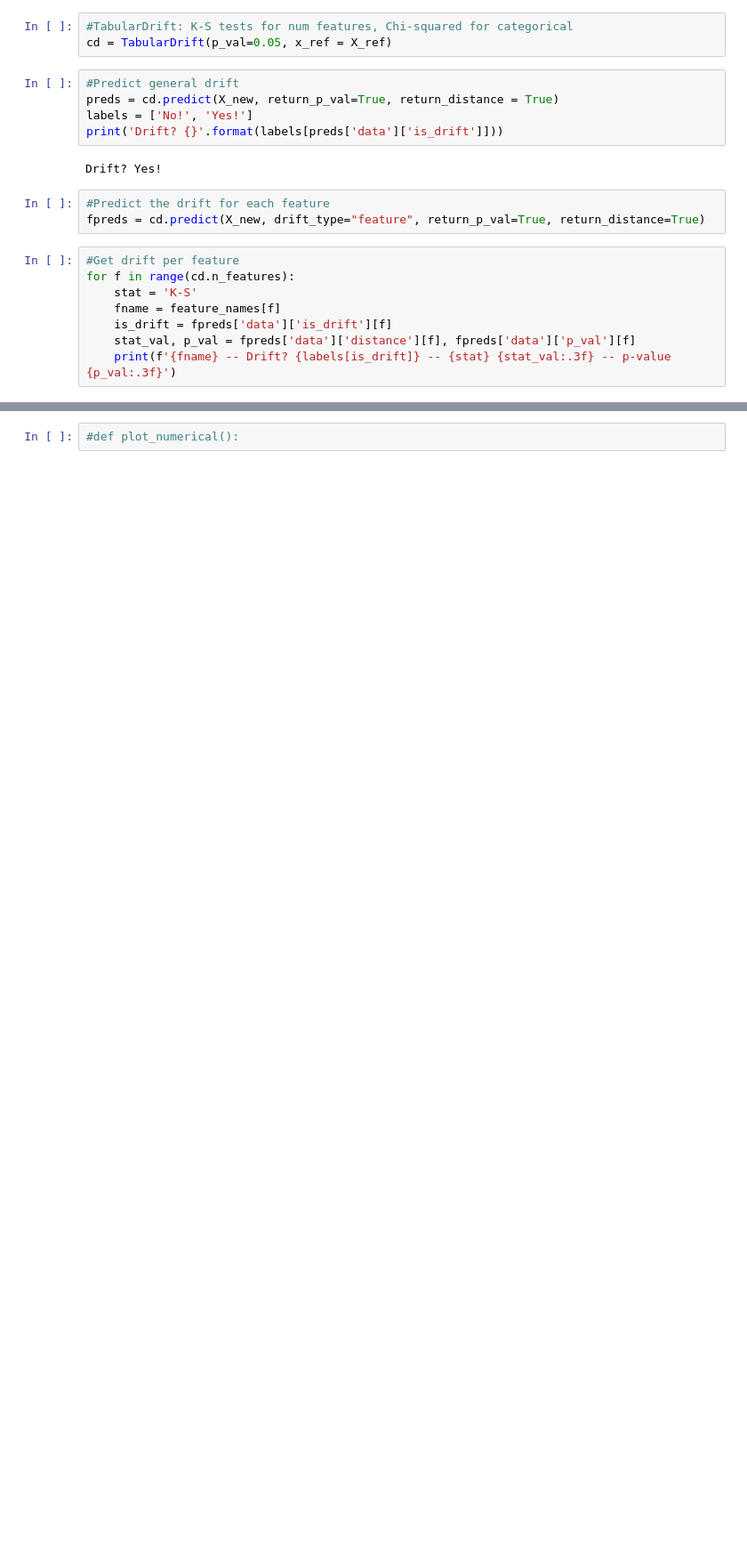
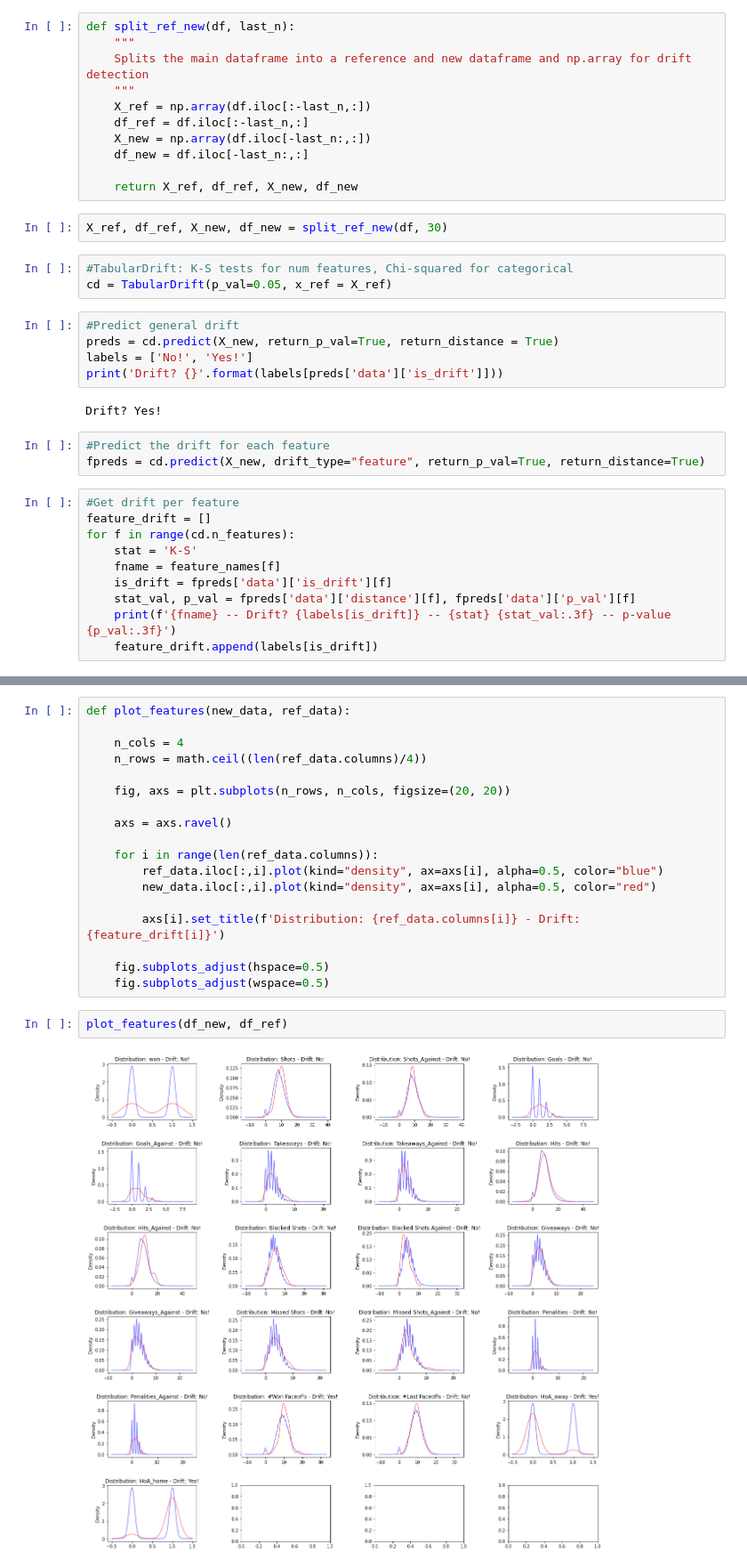
Before and after one commit to McGill-MMA-EnterpriseAnalytics/NHL-Game-II, a Jupyter notebook: modeling/DriftDetection.ipynb, the cells around one changed output, grey strips where cells are left out. Shown at 89% size. Saved outputs shown, nothing was run; the diff lists cells and outputs as text; blank space fills up the shorter version.

Commit message:
added drift graphing

```diff
--- a/modeling/DriftDetection.ipynb
+++ b/modeling/DriftDetection.ipynb
@@ -53,3 +46,16 @@ X_new = np.array(df.iloc[-30:,:])
+# %%
+def split_ref_new(df, last_n):
+    """
+    Splits the main dataframe into a reference and new dataframe and np.array for drift detection
+    """
+    X_ref = np.array(df.iloc[:-last_n,:])
+    df_ref = df.iloc[:-last_n,:]
+    X_new = np.array(df.iloc[-last_n:,:])
+    df_new = df.iloc[-last_n:,:]
+
+    return X_ref, df_ref, X_new, df_new
+# %%
+X_ref, df_ref, X_new, df_new = split_ref_new(df, 30)
 # %%
 #TabularDrift: K-S tests for num features, Chi-squared for categorical
 cd = TabularDrift(p_val=0.05, x_ref = X_ref)
@@ -65,10 +71,12 @@ Drift? Yes!
 fpreds = cd.predict(X_new, drift_type="feature", return_p_val=True, return_distance=True)
 # %%
 #Get drift per feature
+feature_drift = []
 for f in range(cd.n_features):
     stat = 'K-S'
     fname = feature_names[f]
     is_drift = fpreds['data']['is_drift'][f]
     stat_val, p_val = fpreds['data']['distance'][f], fpreds['data']['p_val'][f]
     print(f'{fname} -- Drift? {labels[is_drift]} -- {stat} {stat_val:.3f} -- p-value {p_val:.3f}')
+    feature_drift.append(labels[is_drift])
 # %% [output]
@@ -95,2 +100,22 @@ HoA_home -- Drift? No! -- K-S 0.035 -- p-value 1.000
 # %%
-#def plot_numerical():
+def plot_features(new_data, ref_data):
+
+    n_cols = 4
+    n_rows = math.ceil((len(ref_data.columns)/4))
+
+    fig, axs = plt.subplots(n_rows, n_cols, figsize=(20, 20))
+
+    axs = axs.ravel()
+
+    for i in range(len(ref_data.columns)):
+        ref_data.iloc[:,i].plot(kind="density", ax=axs[i], alpha=0.5, color="blue")
+        new_data.iloc[:,i].plot(kind="density", ax=axs[i], alpha=0.5, color="red")
+
+        axs[i].set_title(f'Distribution: {ref_data.columns[i]} - Drift: {feature_drift[i]}')
+
+    fig.subplots_adjust(hspace=0.5)
+    fig.subplots_adjust(wspace=0.5)
+# %%
+plot_features(df_new, df_ref)
+# %% [output]
+[figure, added]
```
Also changed, not shown: parts of 5 cells of this notebook, 1 other file.
